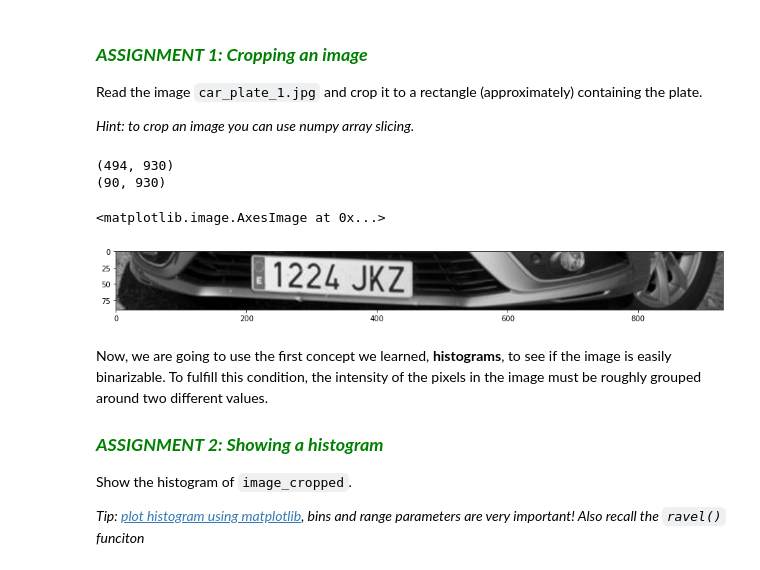
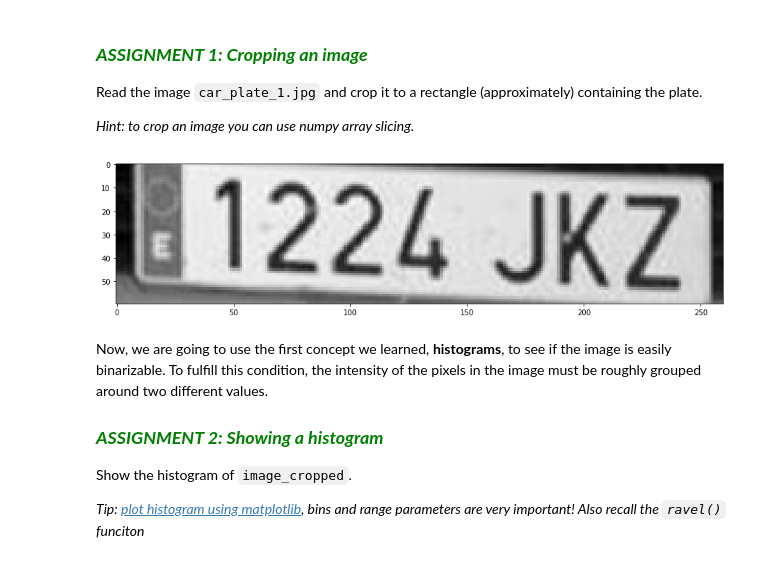
Before and after one commit to jxtaaa/uma_cv_2022, a Jupyter notebook: Chapter 02. Image processing/2.1 IP tools.ipynb, the cells around one changed output. Saved outputs shown, nothing was run; the diff lists cells and outputs as text; code cells hidden in the pictures.

```diff
--- a/Chapter 02. Image processing/2.1 IP tools.ipynb
+++ b/Chapter 02. Image processing/2.1 IP tools.ipynb
@@ -101,15 +101,10 @@ Read the image `car_plate_1.jpg` and crop it to a rectangle (approximately) cont
 # %%
 image = cv2.imread(images_path + 'car_plate_1.jpg',cv2.IMREAD_GRAYSCALE) #Load the image
 #To crop an image, the format to do so is, image[start_row:end_row, start_column:end_column]
-image_cropped = image[310:400][0:450] # crop it
-print(image.shape)
-print(image_cropped.shape)
-plt.imshow(image_cropped, cmap = 'gray') # show it!
+image_cropped = image[320:380,200:460] # crop it
+plt.imshow(image_cropped, cmap = 'gray'); # show it!
 # %% [output]
-(494, 930)
-(90, 930)
-<matplotlib.image.AxesImage at 0x...>
-[figure, old version]
+[figure, new version]
 # %% [markdown]
 Now, we are going to use the first concept we learned, **histograms**, to see if the image is easily binarizable. To fulfill this condition, the intensity of the pixels in the image must be roughly grouped around two different values.
 
```
Also changed, not shown: parts of 6 cells of this notebook, 2 other files.
